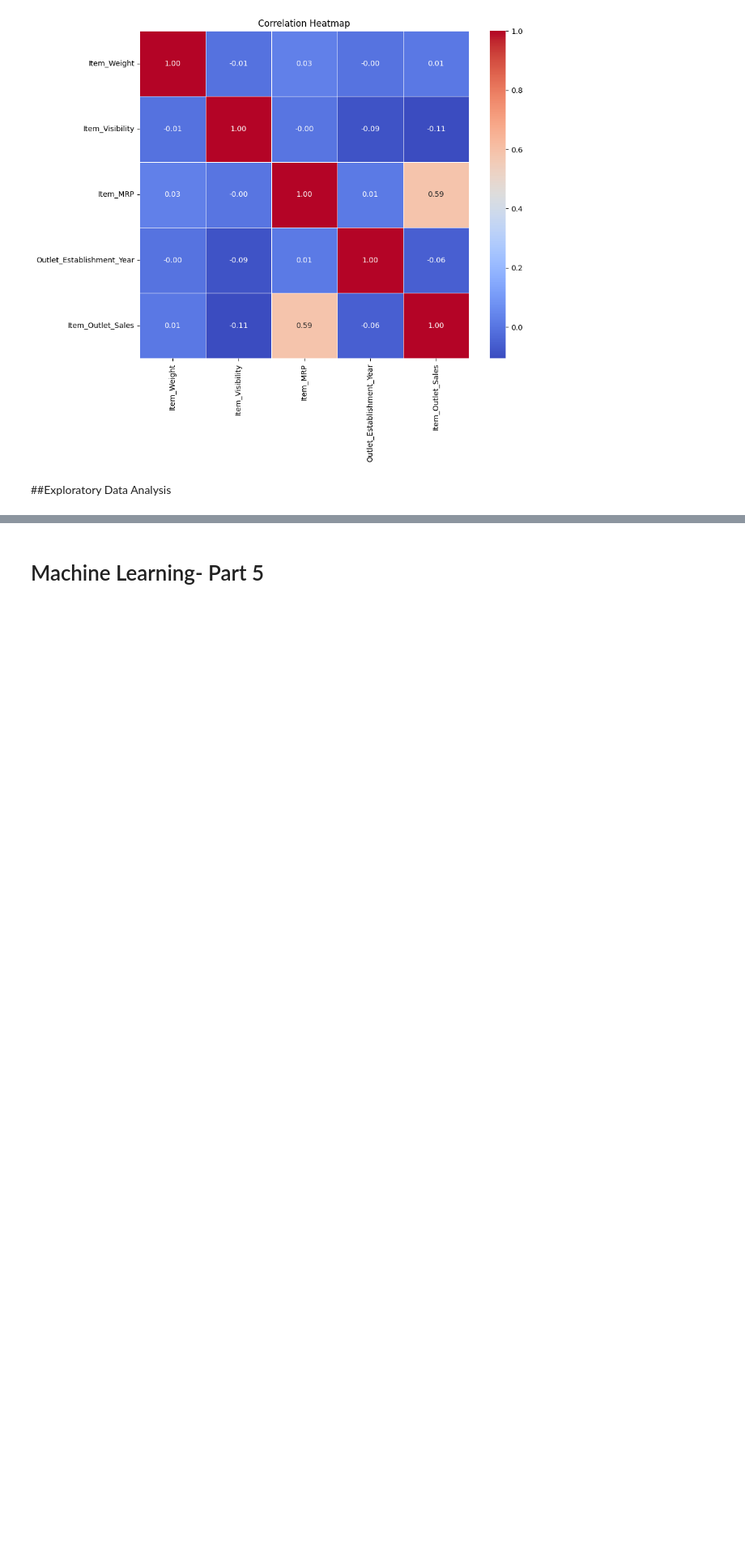
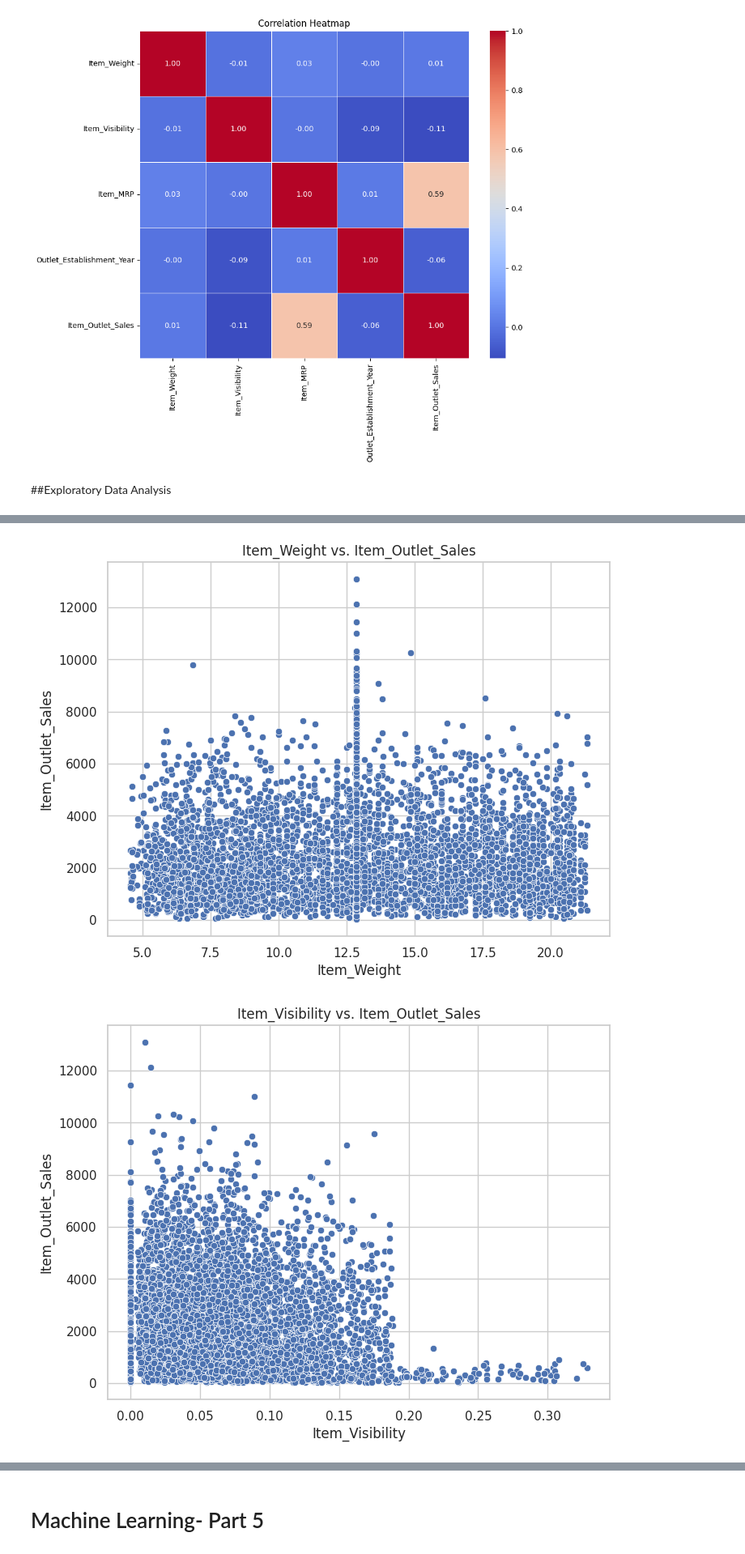
Before and after one commit to OleFlow/Prediction-of-Product-Sales, a Jupyter notebook: Prediction_of_Product_Sales.ipynb, the cells around one changed output, grey strips where cells are left out. Shown at 81% size. Cells and saved outputs as stored; diff of their text form; code cells hidden in the pictures; blank space fills up the shorter version.

```diff
--- a/Prediction_of_Product_Sales.ipynb
+++ b/Prediction_of_Product_Sales.ipynb
@@ -210,0 +312,26 @@ plt.show()
+# %%
+# Numerical features
+numerical_features = ['Item_Weight', 'Item_Visibility', 'Item_MRP', 'Outlet_Establishment_Year']
+categorical_features = ['Item_Fat_Content', 'Item_Type', 'Outlet_Size', 'Outlet_Location_Type', 'Outlet_Type']
+
+# Scatter plots for numerical features
+for feature in numerical_features:
+    plt.figure(figsize=(8, 6))
+    sns.scatterplot(x=feature, y="Item_Outlet_Sales", data=df)
+    plt.title(f"{feature} vs. Item_Outlet_Sales")
+    plt.xlabel(feature)
+    plt.ylabel("Item_Outlet_Sales")
+    plt.show()
+
+# Box plots for categorical features
+for feature in categorical_features:
+    plt.figure(figsize=(10, 6))
+    sns.boxplot(x=feature, y="Item_Outlet_Sales", data=df)
+    plt.title(f"{feature} vs. Item_Outlet_Sales")
+    plt.xlabel(feature)
+    plt.ylabel("Item_Outlet_Sales")
+    plt.xticks(rotation=45)
+    plt.show()
+# %% [output]
+[figure, added]
+[figure, added]
```
Also changed, not shown: parts of 12 cells of this notebook.
